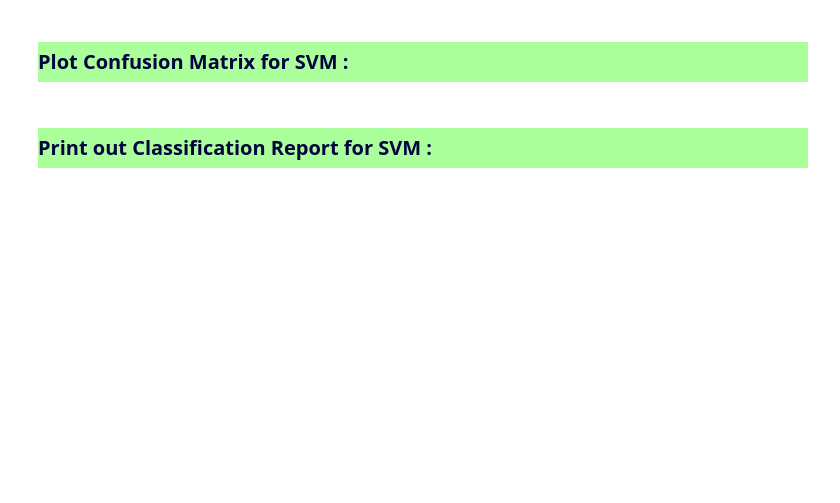
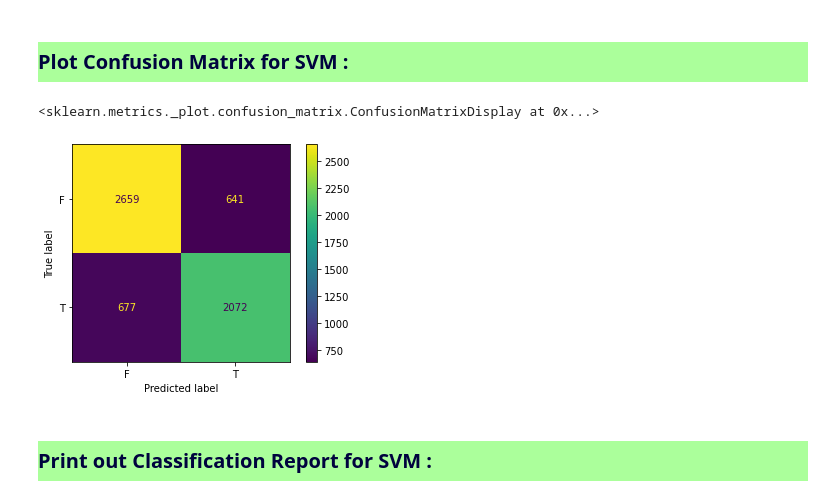
Before and after one commit to ramen-7/MachineLearning-DataScience, a Jupyter notebook: Week3/SA2021_W3.ipynb, the cells around one changed output. Saved outputs shown, nothing was run; the diff lists cells and outputs as text; code cells hidden in the pictures; blank space fills up the shorter version.

```diff
--- a/Week3/SA2021_W3.ipynb
+++ b/Week3/SA2021_W3.ipynb
@@ -248,7 +419,7 @@ print("y_test:",_____________) # y_test
 
 ## Set probability = True
 
-
-
+sv = SVC(C=50, gamma= 'scale', probability=True, random_state= 2021, kernel='rbf')
+sv.fit(X_train_scaled, y_train)
 
 ## ================================ ##
@@ -257,13 +430,17 @@ print("y_test:",_____________) # y_test
 # %%
 ## ======== YOUR CODE HERE ======== ##
 
 ## Use display labels as per your choice.
 
 
+plot_confusion_matrix(sv, X_test_scaled, y_test, display_labels=['F', 'T'])
 
 
 
 ## ================================ ##
+# %% [output]
+<sklearn.metrics._plot.confusion_matrix.ConfusionMatrixDisplay at 0x...>
+[figure, added]
 # %% [markdown]
 <h1 style="background-color:#ABFF9B;font-size:20px;color:#00033E;font-weight : bold">Print out Classification Report for SVM :</h1>
 # %%
```
Also changed, not shown: parts of 41 cells of this notebook.
